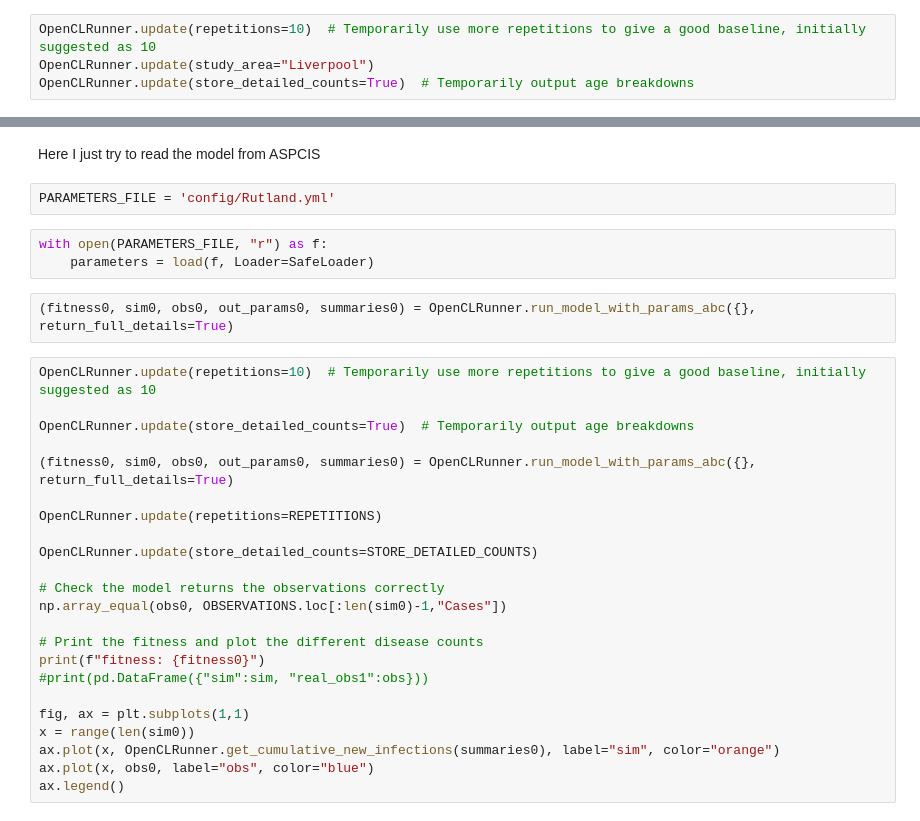
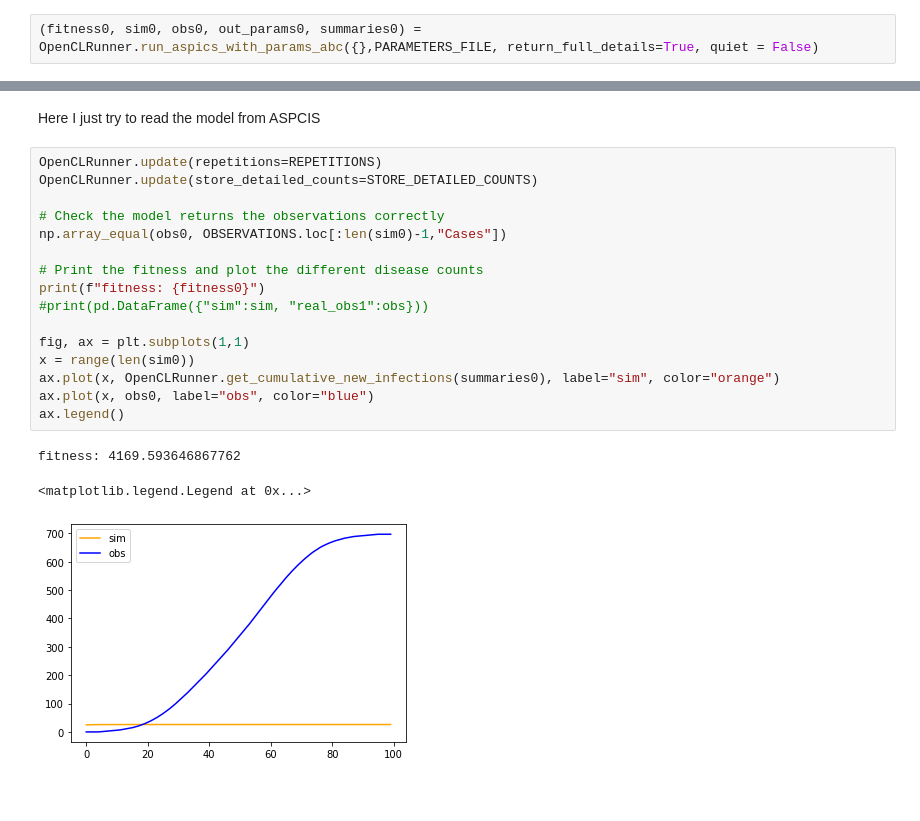
Before and after one commit to alan-turing-institute/uatk-aspics, a Jupyter notebook: calibration/abc_notebook.ipynb, the cells around one changed output, grey strips where cells are left out. Saved outputs shown, nothing was run; the diff lists cells and outputs as text; blank space fills up the shorter version.

```diff
--- a/calibration/abc_notebook.ipynb
+++ b/calibration/abc_notebook.ipynb
@@ -276,4 +142,2 @@ OpenCLRunner.init(
-# %%
-OpenCLRunner.update(repetitions=10)  # Temporarily use more repetitions to give a good baseline, initially suggested as 10
-OpenCLRunner.update(study_area="Liverpool")
-OpenCLRunner.update(store_detailed_counts=True)  # Temporarily output age breakdowns
+# %%
+(fitness0, sim0, obs0, out_params0, summaries0) = OpenCLRunner.run_aspics_with_params_abc({},PARAMETERS_FILE, return_full_details=True, quiet = False)
@@ -280,32 +319,22 @@ OpenCLRunner.update(store_detailed_counts=True)  # Temporarily output age breakd
 # %% [markdown]
 Here I just try to read the model from ASPCIS
-# %%
-PARAMETERS_FILE = 'config/Rutland.yml'
-# %%
-with open(PARAMETERS_FILE, "r") as f:
-    parameters = load(f, Loader=SafeLoader)
-# %%
-(fitness0, sim0, obs0, out_params0, summaries0) = OpenCLRunner.run_model_with_params_abc({}, return_full_details=True)
 # %%
-OpenCLRunner.update(repetitions=10)  # Temporarily use more repetitions to give a good baseline, initially suggested as 10
-
-OpenCLRunner.update(store_detailed_counts=True)  # Temporarily output age breakdowns
-
-(fitness0, sim0, obs0, out_params0, summaries0) = OpenCLRunner.run_model_with_params_abc({}, return_full_details=True)
-
 OpenCLRunner.update(repetitions=REPETITIONS)
-
 OpenCLRunner.update(store_detailed_counts=STORE_DETAILED_COUNTS)
 
 # Check the model returns the observations correctly
 np.array_equal(obs0, OBSERVATIONS.loc[:len(sim0)-1,"Cases"])
 
 # Print the fitness and plot the different disease counts
 print(f"fitness: {fitness0}")
 #print(pd.DataFrame({"sim":sim, "real_obs1":obs}))
 
 fig, ax = plt.subplots(1,1)
 x = range(len(sim0))
 ax.plot(x, OpenCLRunner.get_cumulative_new_infections(summaries0), label="sim", color="orange")
 ax.plot(x, obs0, label="obs", color="blue")
 ax.legend()
+# %% [output]
+fitness: 4169.593646867762
+<matplotlib.legend.Legend at 0x...>
+[figure, added]
```
Also changed, not shown: parts of 12 cells of this notebook, 1 other file.
